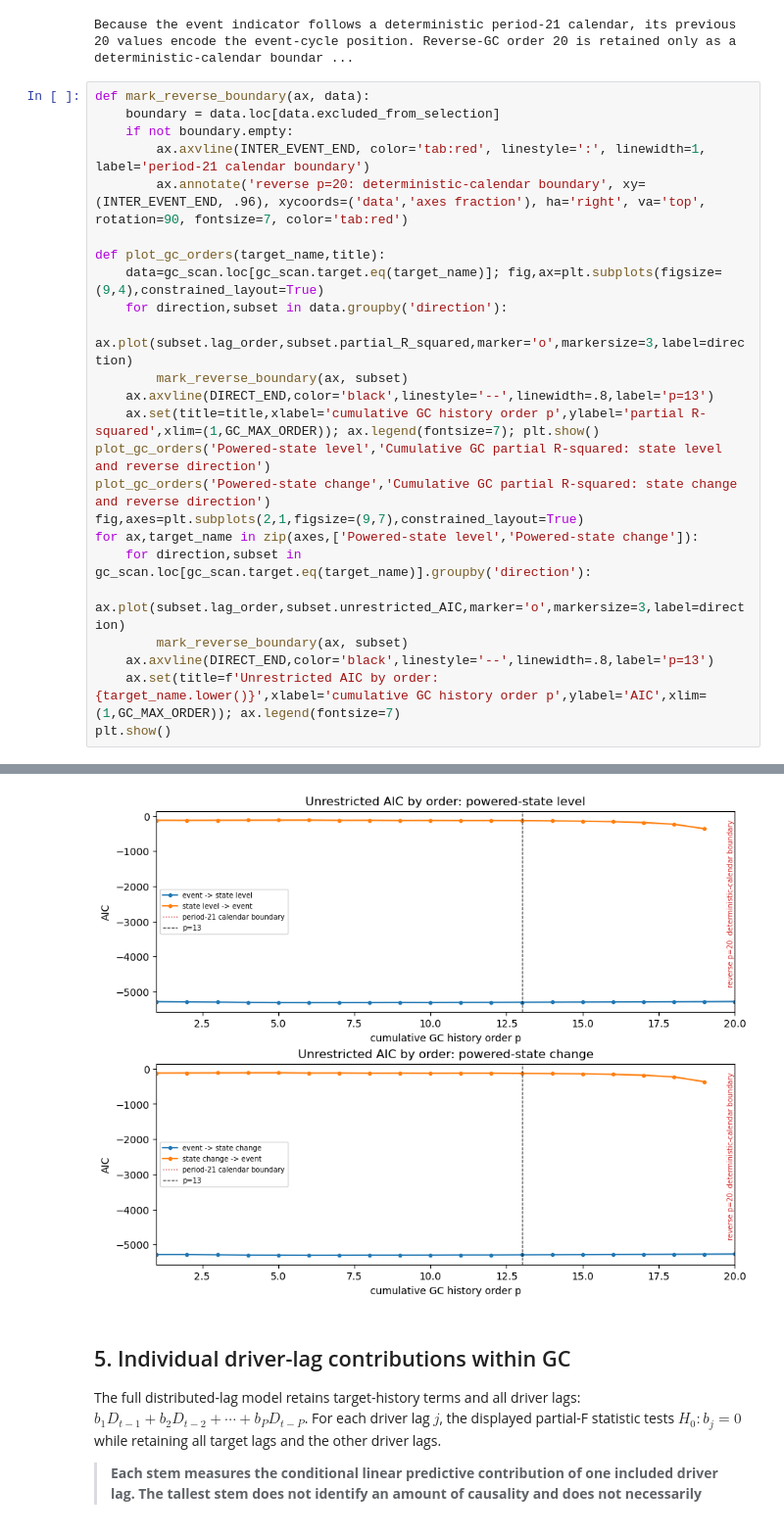
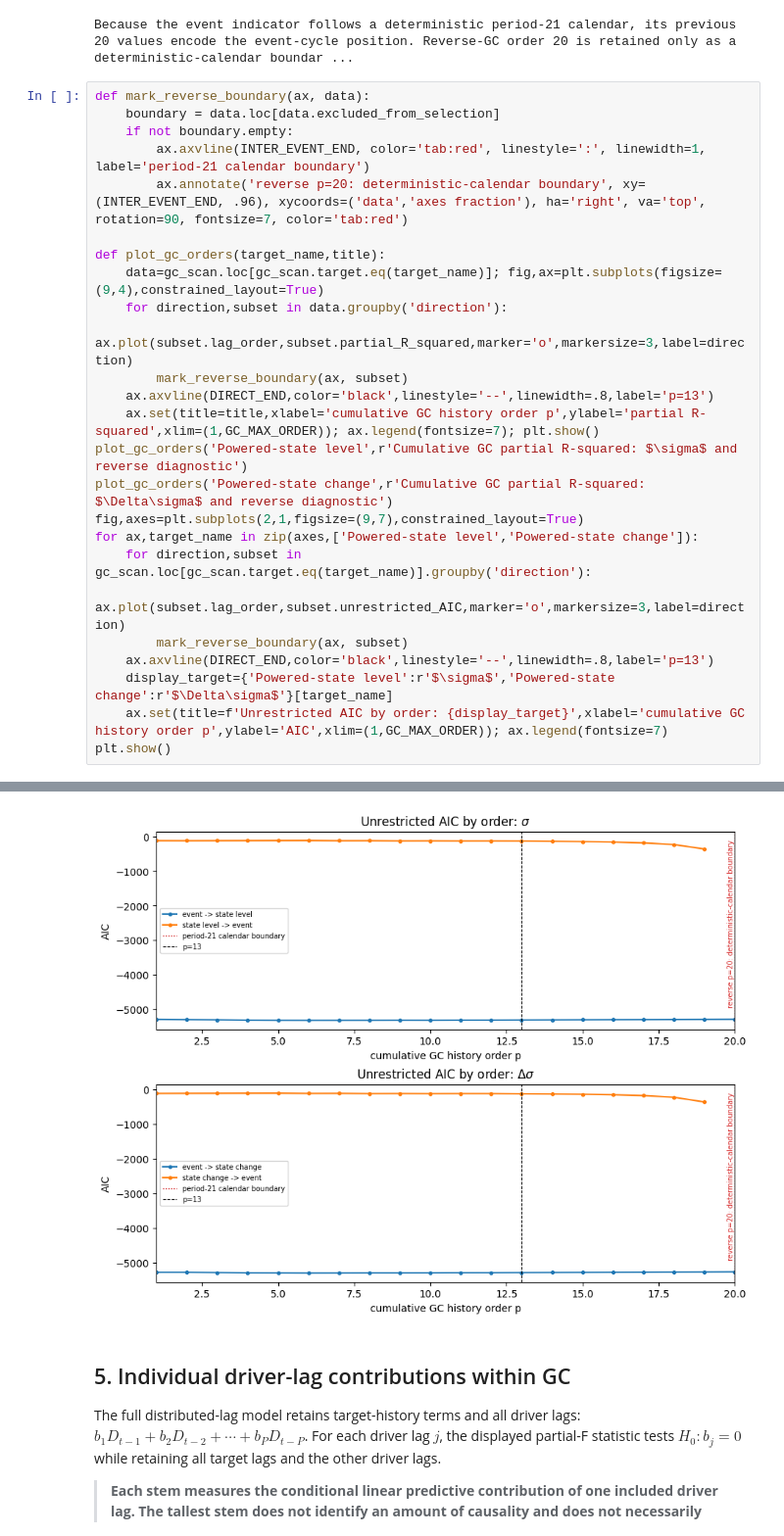
Before and after one commit to JivN24/HSBC-AN-RN, a Jupyter notebook: CODEWORK/Linus' Task Re-Do/01_dense_periodic_n1_gc_tdmi.ipynb, the cells around one changed output, grey strips where cells are left out. Shown at 98% size. Cells and saved outputs as stored; diff of their text form.

```diff
--- a/CODEWORK/Linus' Task Re-Do/01_dense_periodic_n1_gc_tdmi.ipynb
+++ b/CODEWORK/Linus' Task Re-Do/01_dense_periodic_n1_gc_tdmi.ipynb
@@ -166,14 +170,15 @@ def plot_gc_orders(target_name,title):
         mark_reverse_boundary(ax, subset)
     ax.axvline(DIRECT_END,color='black',linestyle='--',linewidth=.8,label='p=13')
     ax.set(title=title,xlabel='cumulative GC history order p',ylabel='partial R-squared',xlim=(1,GC_MAX_ORDER)); ax.legend(fontsize=7); plt.show()
-plot_gc_orders('Powered-state level','Cumulative GC partial R-squared: state level and reverse direction')
-plot_gc_orders('Powered-state change','Cumulative GC partial R-squared: state change and reverse direction')
+plot_gc_orders('Powered-state level',r'Cumulative GC partial R-squared: $\sigma$ and reverse diagnostic')
+plot_gc_orders('Powered-state change',r'Cumulative GC partial R-squared: $\Delta\sigma$ and reverse diagnostic')
 fig,axes=plt.subplots(2,1,figsize=(9,7),constrained_layout=True)
 for ax,target_name in zip(axes,['Powered-state level','Powered-state change']):
     for direction,subset in gc_scan.loc[gc_scan.target.eq(target_name)].groupby('direction'):
         ax.plot(subset.lag_order,subset.unrestricted_AIC,marker='o',markersize=3,label=direction)
         mark_reverse_boundary(ax, subset)
     ax.axvline(DIRECT_END,color='black',linestyle='--',linewidth=.8,label='p=13')
-    ax.set(title=f'Unrestricted AIC by order: {target_name.lower()}',xlabel='cumulative GC history order p',ylabel='AIC',xlim=(1,GC_MAX_ORDER)); ax.legend(fontsize=7)
+    display_target={'Powered-state level':r'$\sigma$','Powered-state change':r'$\Delta\sigma$'}[target_name]
+    ax.set(title=f'Unrestricted AIC by order: {display_target}',xlabel='cumulative GC history order p',ylabel='AIC',xlim=(1,GC_MAX_ORDER)); ax.legend(fontsize=7)
 plt.show()
 # %% [output]
@@ -182,4 +187,4 @@ plt.show()
-[figure, old version]
+[figure, new version]
 # %% [markdown]
 ## 5. Individual driver-lag contributions within GC
 
```
Also changed, not shown: parts of 5 cells of this notebook, 18 other files.
